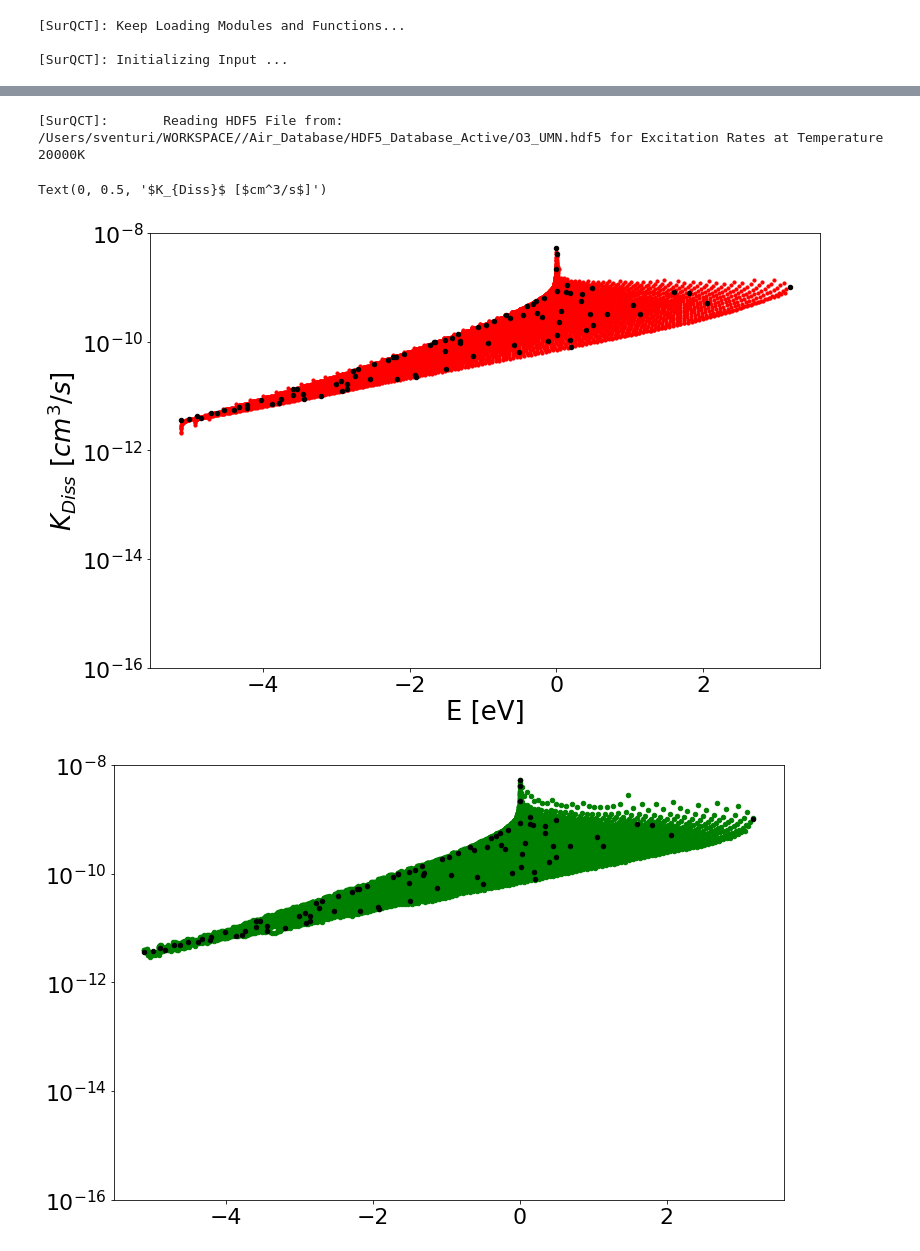
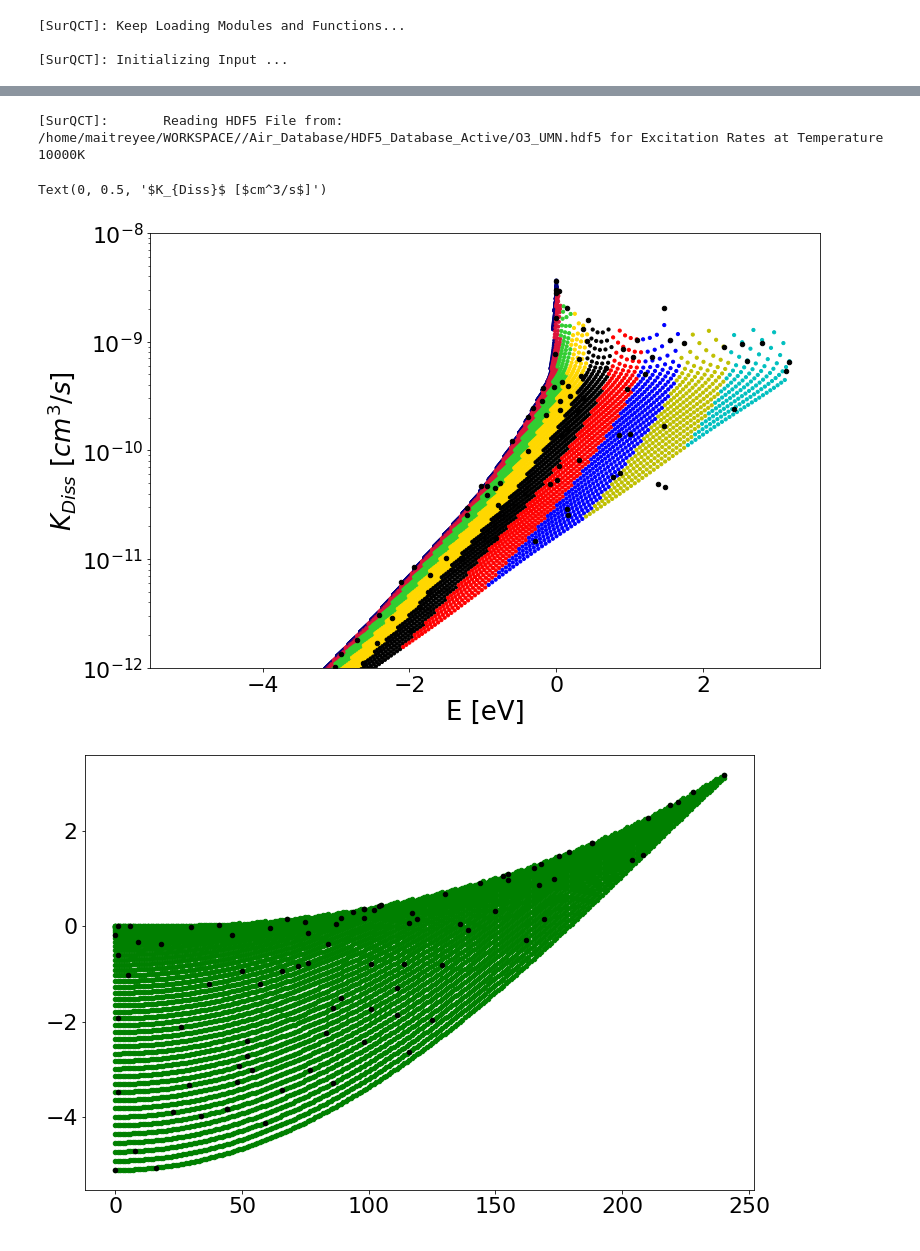
Before and after one commit to simoneventuri/SurQCT, a Jupyter notebook: scripts/postprocessing/Plot_KDiss.ipynb, the cells around one changed output, grey strips where cells are left out. Cells and saved outputs as stored; diff of their text form; code cells hidden in the pictures.

Commit message:
Additional Preprocessing and Postprocessing scripts modified by Simone and Maitreyee

```diff
--- a/scripts/postprocessing/Plot_KDiss.ipynb
+++ b/scripts/postprocessing/Plot_KDiss.ipynb
@@ -39,11 +40,11 @@ print(" Eager execution: {}".format(tf.executing_eagerly()))
 SurQCTFldr          = WORKSPACE_PATH + '/SurQCT/surqct/'
 
 RatesType           = 'KDiss'
-NNRunIdx            = 11
+NNRunIdx            = 52
 
 PathToRunFld        = SurQCTFldr + '/../' + RatesType + '/all_temperatures/'
 
-TTran               = 20000.0
+TTran               = 1500.0
 
 iIdxVec             = np.array([1, 1000, 2000, 3000, 4000, 4581, 5000, 6000], dtype=int)
 # %%
@@ -216,0 +239,6 @@ Text(0, 0.5, '$K_{Diss}$ [$cm^3/s$]')
+# %%
+PathToSampledLevels = InputData.PathToSampledLevels + str(int(TTran)) + 'K.csv'
+print('[SurQCT]:       Reading Sampled Initial Levels List from File: ' + PathToSampledLevels)
+
+Mask                = pd.read_csv(PathToSampledLevels, header=0)
+Mask                = np.squeeze(Mask.to_numpy())
@@ -220,7 +255,7 @@ KDiss = read_kdissdata(InputData, InputData.PathToHAHDF5File, TTran, TTran, 3)
 # plt.plot(KDiss[:,0], 'o')
 # plt.yscale('log')
 # %% [output]
-[SurQCT]:       Reading HDF5 File from: /Users/sventuri/WORKSPACE//Air_Database/HDF5_Database_Active/O3_UMN.hdf5 for Excitation Rates at Temperature 20000K
+[SurQCT]:       Reading HDF5 File from: /home/maitreyee/WORKSPACE//Air_Database/HDF5_Database_Active/O3_UMN.hdf5 for Excitation Rates at Temperature 10000K
 # %%
 jNLevels              = len(LevelsData[0])
 
@@ -243,24 +278,25 @@ KDiss_NN              = np.exp( NN_KDiss.Model.predict(iLevelsData[NN_KDiss.xTra
 
 
 ### Plotting
+cmap = mpl.colors.ListedColormap(["navy","crimson","limegreen","gold", "k", "r","b","y","c"])
 
 fig = plt.figure(figsize=(12,8))
-plt.scatter(DiatData[1]['EInt'], KDiss_NN,   s=10, c='r')
+scatter = plt.scatter(DiatData[0]['EInt'], KDiss_NN,   s=10, c=(DiatData[0]['jqn']), cmap=cmap)
 if (KDiss is not None):
-    plt.scatter(DiatData[1]['EInt'], KDiss[:,0], s=20, c='k')
+    plt.scatter(DiatData[0]['EInt'], KDiss[:,0], s=20, c='k')
 plt.yscale('log')
-plt.ylim([1.e-16, 1.e-8])
+plt.ylim([1.e-12, 1.e-8])
 plt.xlabel('E [eV]')
 plt.ylabel(r'$K_{Diss}$ [$cm^3/s$]')
+
+#fig.colorbar(scatter)
 # %% [output]
 Text(0, 0.5, '$K_{Diss}$ [$cm^3/s$]')
-[figure, old version]
+[figure, new version]
 # %%
 if (KDiss is not None):
     fig = plt.figure(figsize=(12,8))
-    plt.scatter(DiatData[1]['EInt'], KDissAll[:,0], s=20, c='g')
-    plt.scatter(DiatData[1]['EInt'], KDiss[:,0], s=20, c='k')
-    plt.yscale('log')
-    plt.ylim([1.e-16, 1.e-8])
+    plt.scatter(DiatData[1]['jqn'], DiatData[1]['EInt'], s=20, c='g')
+    plt.scatter(DiatData[1]['jqn'][Mask-1], DiatData[1]['EInt'][Mask-1], s=20, c='k')
 # %% [output]
-[figure, old version]
+[figure, new version]
```
Also changed, not shown: parts of 15 cells of this notebook, 8 other files.
